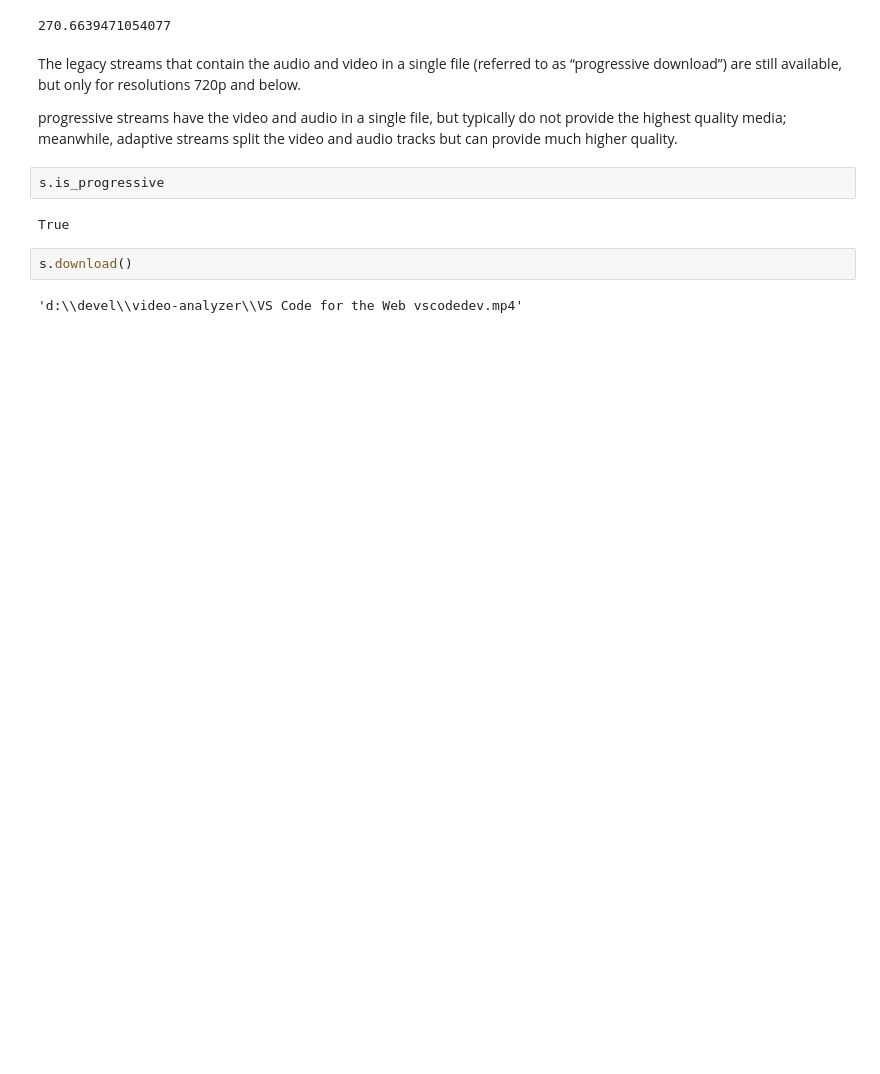
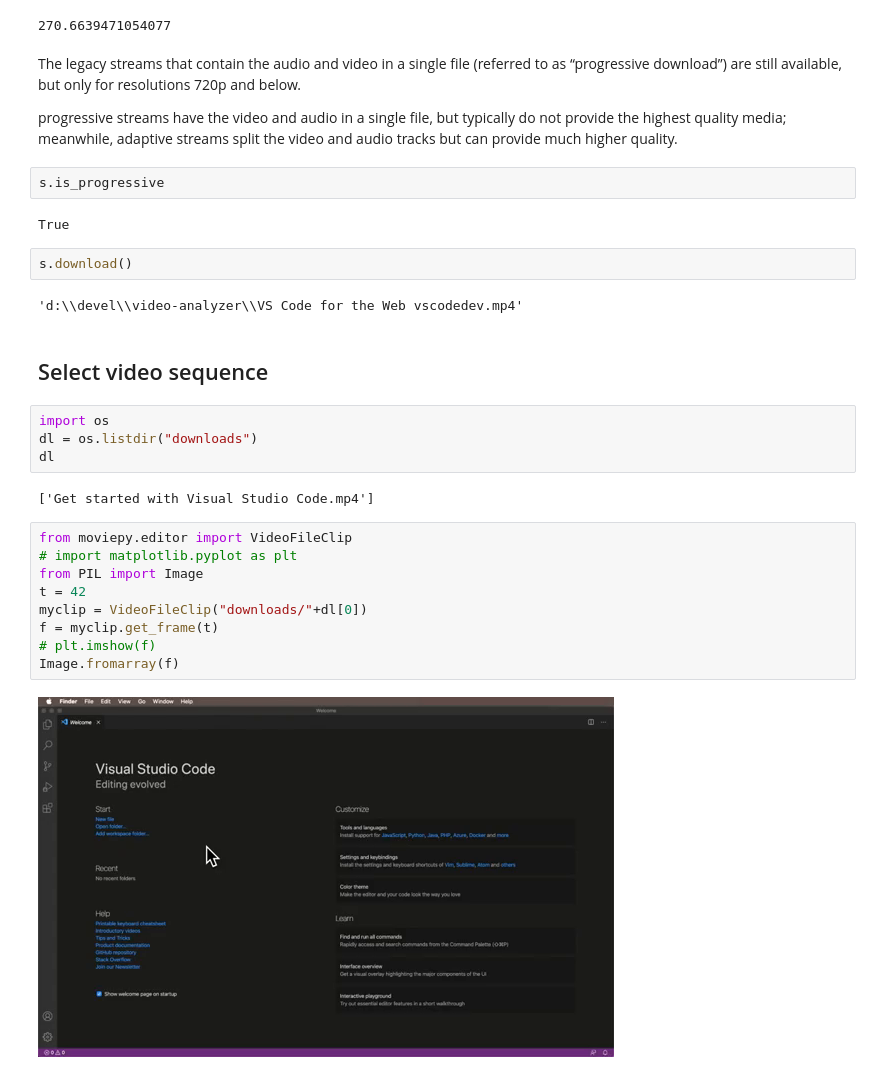
Before and after one commit to slevin48/video-analyzer, a Jupyter notebook: notebook.ipynb, the cells around one changed output. Drawn from its saved outputs; the diff is of its cells as text; blank space fills up the shorter version.

Commit message:
Add Frame selection feature

```diff
--- a/notebook.ipynb
+++ b/notebook.ipynb
@@ -60,3 +60,22 @@ True
 s.download()
 # %% [output]
 'd:\\devel\\video-analyzer\\VS Code for the Web vscodedev.mp4'
+# %% [markdown]
+## Select video sequence
+# %%
+import os
+dl = os.listdir("downloads")
+dl
+# %% [output]
+['Get started with Visual Studio Code.mp4']
+# %%
+from moviepy.editor import VideoFileClip
+# import matplotlib.pyplot as plt
+from PIL import Image
+t = 42
+myclip = VideoFileClip("downloads/"+dl[0])
+f = myclip.get_frame(t)
+# plt.imshow(f)
+Image.fromarray(f)
+# %% [output]
+[figure, added]
```
Also changed, not shown: 1 other file.
